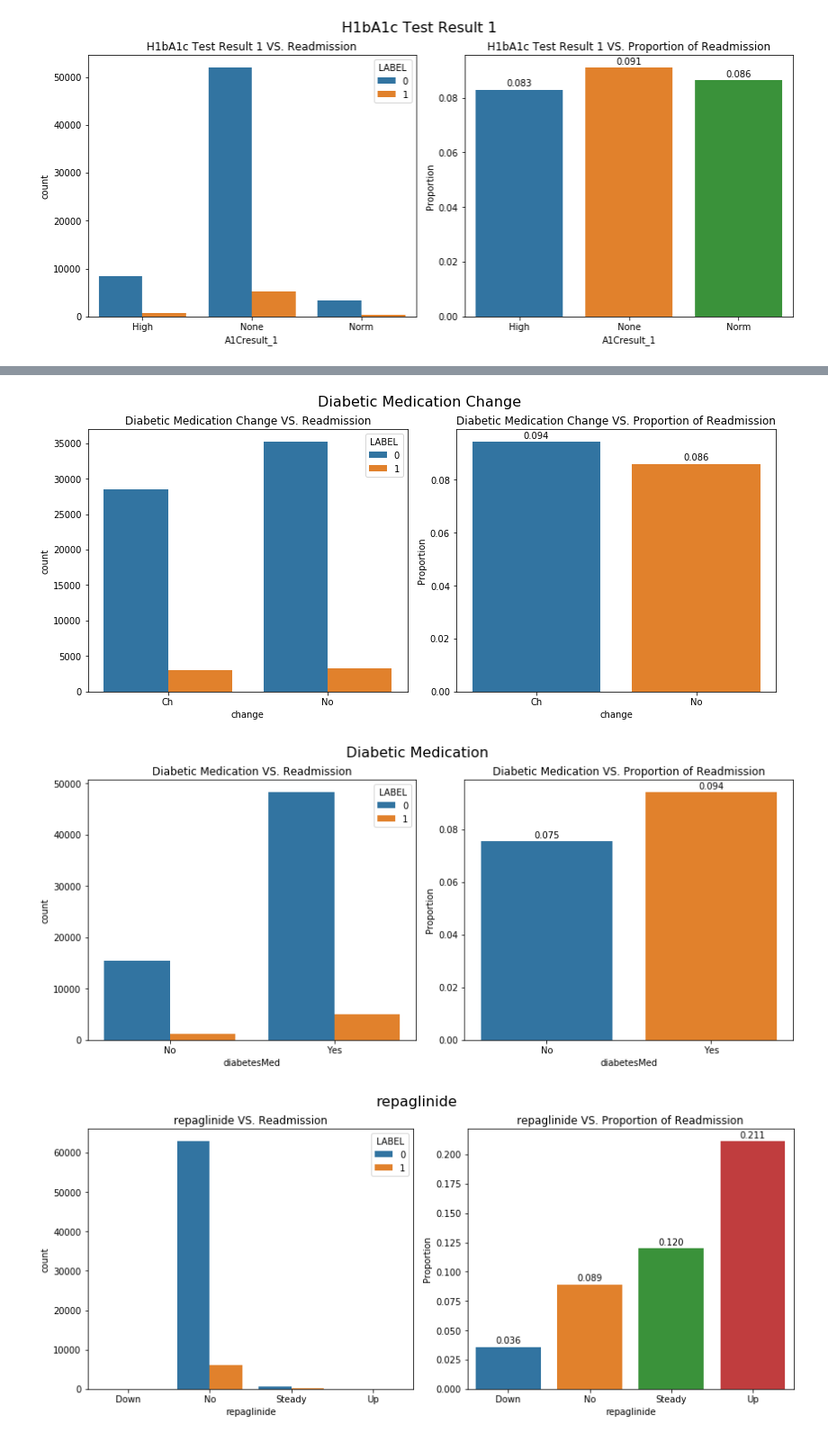
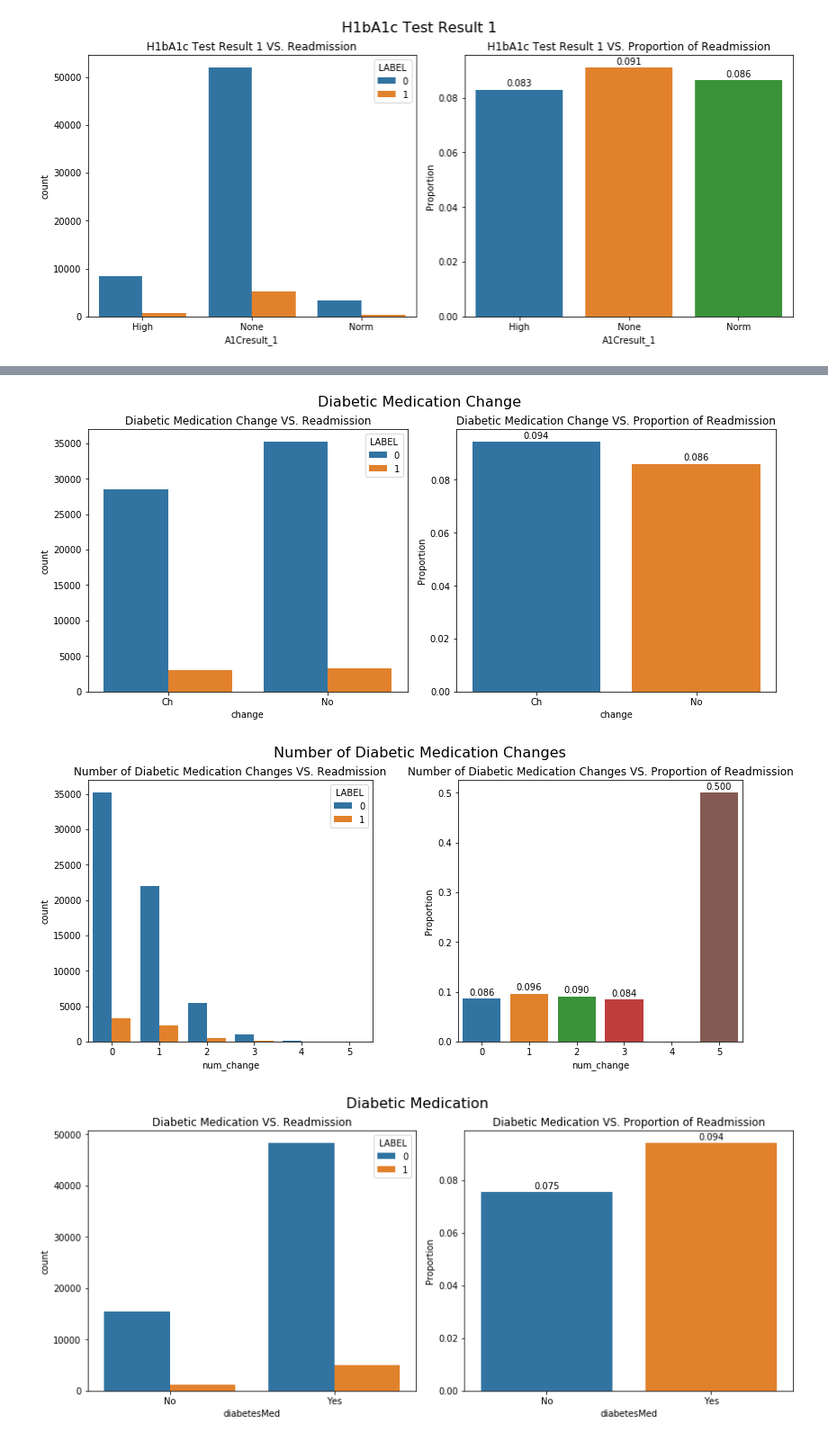
Before and after one commit to hwdsda/Springboard_Capstone1_diabetes_readmission_prediction, a Jupyter notebook: 3_Data_Story.ipynb, the cells around one changed output, grey strips where cells are left out. Shown at 90% size. Drawn from its saved outputs; the diff is of its cells as text; code cells hidden in the pictures.

```diff
--- a/3_Data_Story.ipynb
+++ b/3_Data_Story.ipynb
@@ -55,0 +59,11 @@ bplot_label(df, 'number_emergency', ax=axes[2,1])
+# %%
+def stripplot_label(df, col, ax=None):
+    splot = sns.stripplot(x='LABEL', y=col,
+                        data=df,
+                        palette="colorblind", jitter=True, ax=ax)
+    splot.set_title(col + ' LABEL')
+
+fig, axes = plt.subplots(1,3,figsize=(15,5))
+stripplot_label(df, 'number_outpatient', ax=axes[0])
+stripplot_label(df, 'number_inpatient', ax=axes[1])
+stripplot_label(df, 'number_emergency', ax=axes[2])
@@ -65,21 +86,23 @@ bplot_label(df, 'number_emergency', ax=axes[2,1])
 
 ### Approach: Create barplots of those categorical variables by readmission categories. And create barplots of proportion of readmission by different values of a categorical variable.
 # %%
-def cat_barplot(data, var, txt, fgsz):
+def cat_barplot(data, var, txt, fgsz, xtickrot=0):
 
     fig, axes = plt.subplots(1, 2, figsize=fgsz)
 
     sns.countplot(x = data[var].sort_values(), hue = data['LABEL'], ax=axes[0])
+    axes[0].set_xticklabels(axes[0].get_xticklabels(), rotation=xtickrot, horizontalalignment='center')
     axes[0].set_title(txt + ' VS. Readmission')
 
     tbl = pd.pivot_table(data, values='encounter_id', index=[var], columns='LABEL', aggfunc='count', margins=False)
     props = tbl.iloc[:,1]/tbl.apply(sum, axis=1)
-    splot = sns.barplot(props.index, props.values, ax=axes[1])
+    sns.barplot(props.index, props.values, ax=axes[1])
+    axes[1].set_xticklabels(axes[0].get_xticklabels(), rotation=xtickrot, horizontalalignment='center')
     axes[1].set_title(txt +' VS. Proportion of Readmission')
     axes[1].set_ylabel('Proportion')
 
-    for p in splot.patches:
-        splot.annotate(format(p.get_height(), '.3f'), (p.get_x() + p.get_width() / 2., p.get_height()),
+    for p in axes[1].patches:
+        axes[1].annotate(format(p.get_height(), '.3f'), (p.get_x() + p.get_width() / 2., p.get_height()),
                        ha = 'center', va = 'center', xytext = (0, 7), textcoords = 'offset points')
 
     fig.suptitle(txt, y=1.03, fontsize=16)
@@ -128,0 +175,12 @@ cat_barplot(data=df, var='A1Cresult_1', txt='H1bA1c Test Result 1', fgsz=(12, 5)
+# %%
+# frequency of diabetic medicaiton usage
+freq = df.shape[0] - med_col.No
+plt.figure(figsize=(15,8))
+splot = sns.barplot(freq .index, freq .values)
+splot.set_xticklabels(splot.get_xticklabels(), rotation=45, horizontalalignment='center')
+splot.set_title('Frequency of Diabetic Medication Usage')
+splot.set_ylabel('Count')
+
+for p in splot.patches:
+    plt.annotate(format(p.get_height(), ','+'.0f'), (p.get_x() + p.get_width() / 2., p.get_height()),
+                   ha = 'center', va = 'center', xytext = (0, 7), textcoords = 'offset points')
@@ -129,10 +189,13 @@ cat_barplot(data=df, var='A1Cresult_1', txt='H1bA1c Test Result 1', fgsz=(12, 5)
 # %%
-# Diabetic medications
+# Diabetic medications and their changes. Plot 10 diabetic medications which have been used in >= 200 encounters.
 cat_barplot(data=df, var='change', txt='Diabetic Medication Change', fgsz=(12, 5))
+cat_barplot(data=df, var='num_change', txt='Number of Diabetic Medication Changes', fgsz=(12, 5))
 cat_barplot(data=df, var='diabetesMed', txt='Diabetic Medication', fgsz=(12, 5))
-cat_barplot(data=df, var='repaglinide', txt='repaglinide', fgsz=(12, 5))
-cat_barplot(data=df, var='insulin', txt='Insulin', fgsz=(12, 5))
+
+cat_var_med = list(freq[freq >= 200].index)
+for m in cat_var_med:
+    cat_barplot(data=df, var=m, txt=m, fgsz=(12, 5))
 # %% [output]
 [figure]
-[figure, old version]
+[figure, new version]
-[figure, old version]
+[figure, new version]
```
Also changed, not shown: parts of 17 cells of this notebook, 2 other files.
